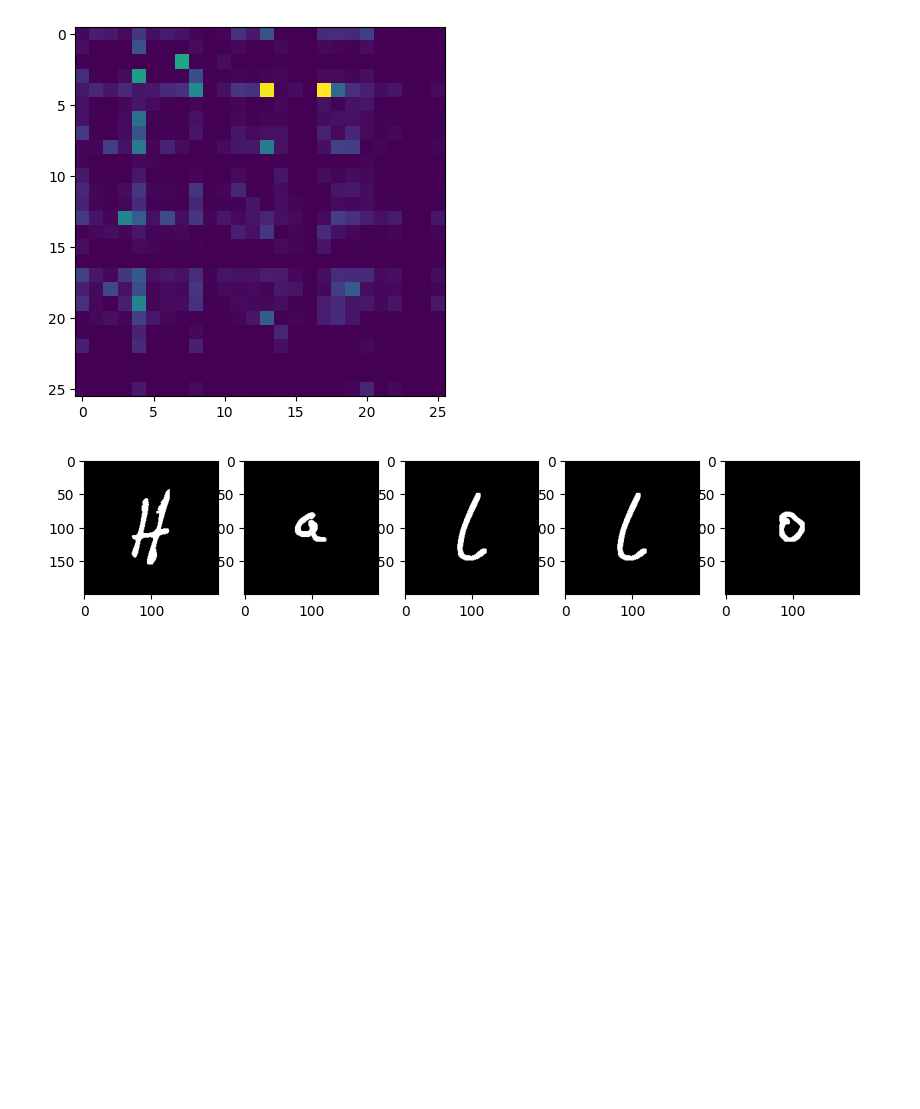
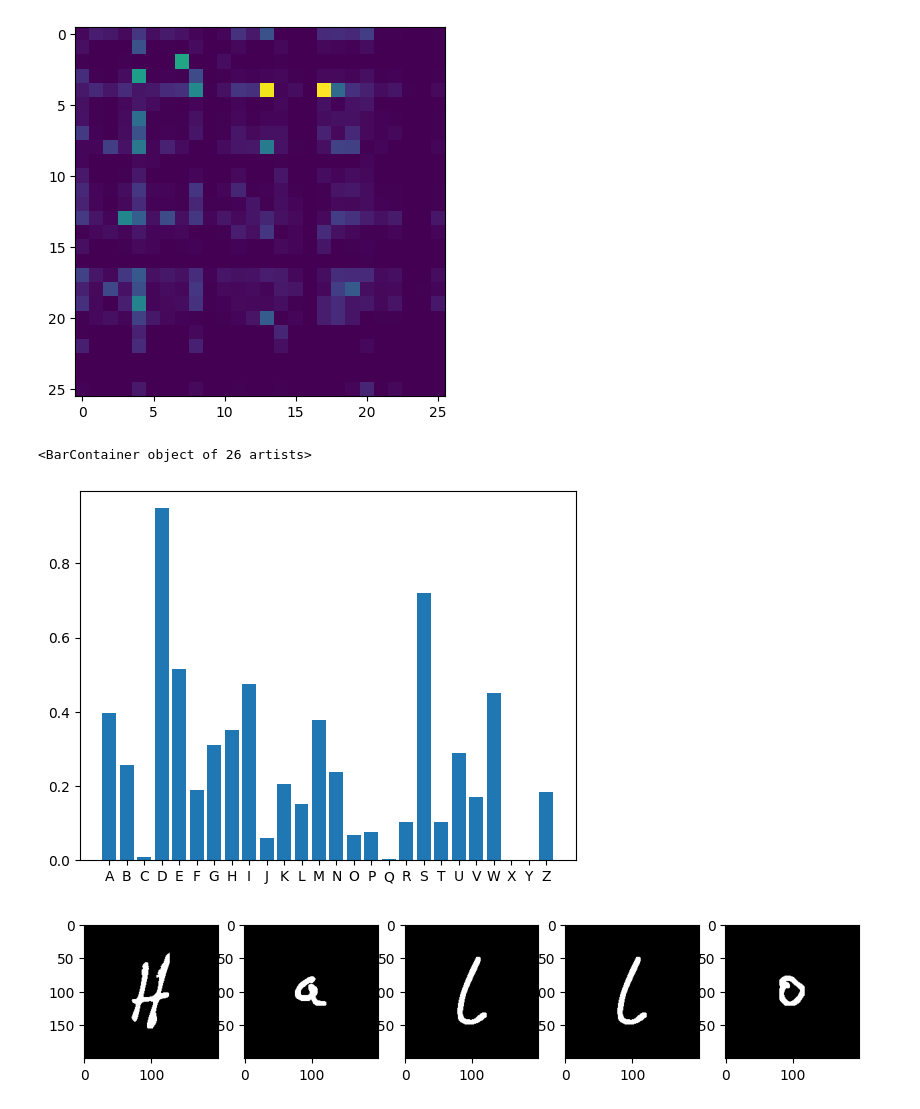
Before and after one commit to HTW-Project-Group/handwriting-recognition, a Jupyter notebook: handwriting-recognition.ipynb, the cells around one changed output. Drawn from its saved outputs; the diff is of its cells as text; code cells hidden in the pictures; blank space fills up the shorter version.

Commit message:
Added Starting Character Propabilities

```diff
--- a/handwriting-recognition.ipynb
+++ b/handwriting-recognition.ipynb
@@ -268,6 +268,14 @@ plt.imshow(character_transition_data, interpolation='nearest')
 # %% [output]
 <matplotlib.image.AxesImage at 0x...>
 [figure]
+# %%
+character_starting_data = genfromtxt('starting_character_counts.csv', delimiter=',')
+character_starting_data = np.asarray(character_starting_data[1]) / 1500.0
+
+plt.bar(character_labels, character_starting_data)
+# %% [output]
+<BarContainer object of 26 artists>
+[figure, added]
 # %%
 H = test_data[19]
 a = test_data[38]
```
Also changed, not shown: parts of 1 cell of this notebook, 2 other files.
